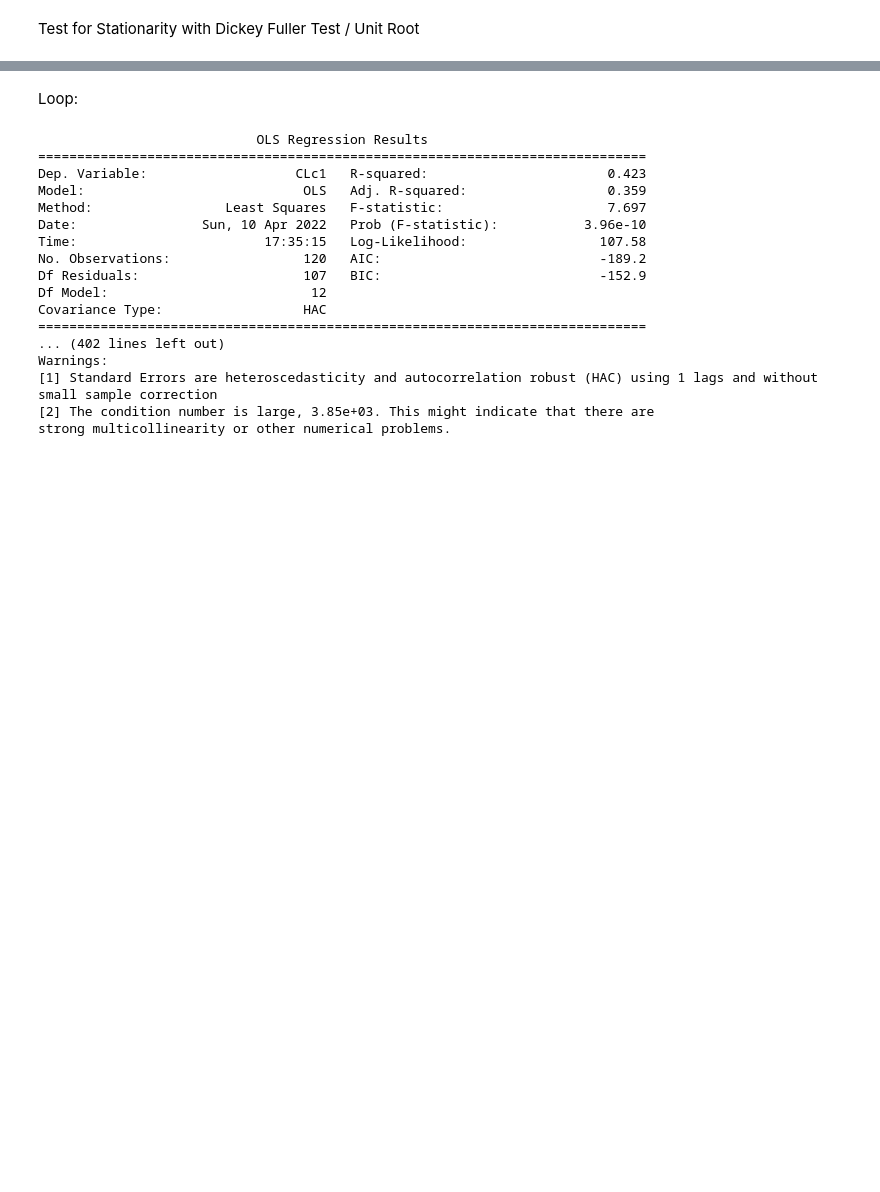
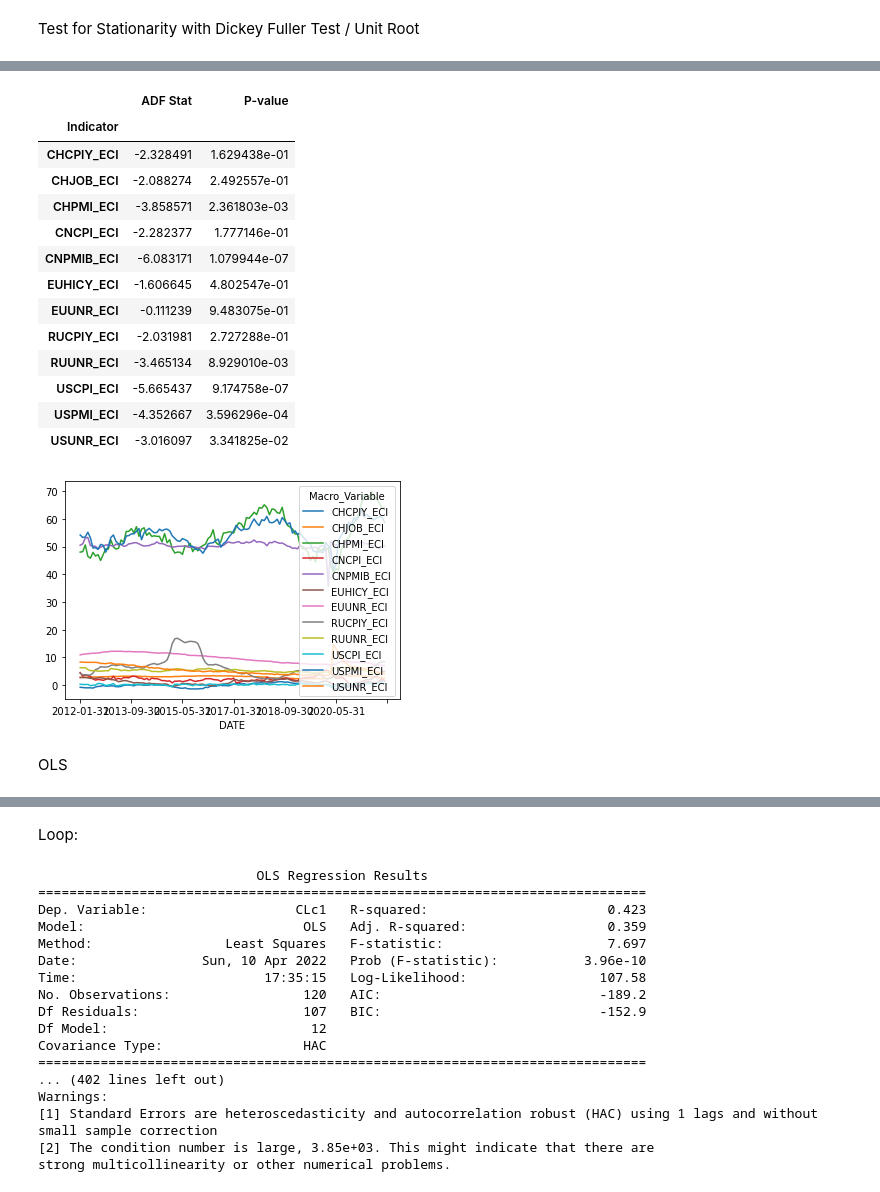
Before and after one commit to Liomat97/AQM, a Jupyter notebook: 3 Analysis.ipynb, the cells around one changed output, grey strips where cells are left out. Cells and saved outputs as stored; diff of their text form; code cells hidden in the pictures; blank space fills up the shorter version.

```diff
--- a/3 Analysis.ipynb
+++ b/3 Analysis.ipynb
@@ -118,0 +302,33 @@ for lags in range(1,3):
+# %%
+adf_stat = []
+for cols in macro.columns:
+    X = np.array(macro[cols].values)
+    result = adfuller(X)
+    adf_stat.append({
+        'Indicator': cols,
+        'ADF Stat': result[0],
+        'P-value': result[1]
+        })
+macro.plot()
+adf_stat = pd.DataFrame(adf_stat)
+adf_stat.index = adf_stat['Indicator']
+adf_stat.drop(columns = "Indicator", inplace = True)
+adf_stat
+# %% [output]
+|  | ADF Stat | P-value |
+| Indicator |  |  |
+| CHCPIY_ECI | -2.328491 | 1.629438e-01 |
+| CHJOB_ECI | -2.088274 | 2.492557e-01 |
+| CHPMI_ECI | -3.858571 | 2.361803e-03 |
+| CNCPI_ECI | -2.282377 | 1.777146e-01 |
+| CNPMIB_ECI | -6.083171 | 1.079944e-07 |
+| EUHICY_ECI | -1.606645 | 4.802547e-01 |
+| EUUNR_ECI | -0.111239 | 9.483075e-01 |
+| RUCPIY_ECI | -2.031981 | 2.727288e-01 |
+| RUUNR_ECI | -3.465134 | 8.929010e-03 |
+| USCPI_ECI | -5.665437 | 9.174758e-07 |
+| USPMI_ECI | -4.352667 | 3.596296e-04 |
+| USUNR_ECI | -3.016097 | 3.341825e-02 |
+[figure, added]
+# %% [markdown]
+OLS
```
Also changed, not shown: parts of 27 cells of this notebook, 12 other files.
